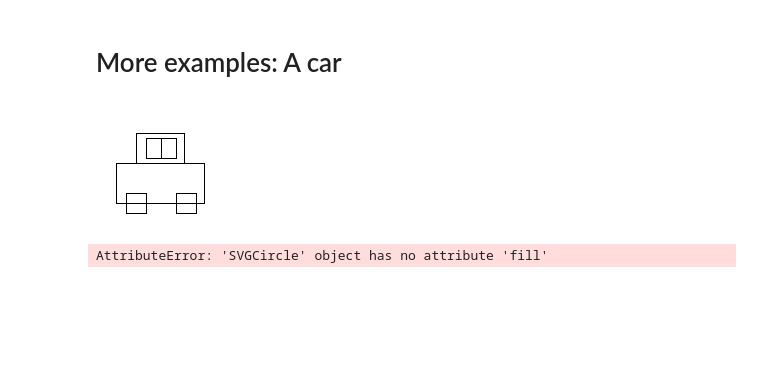
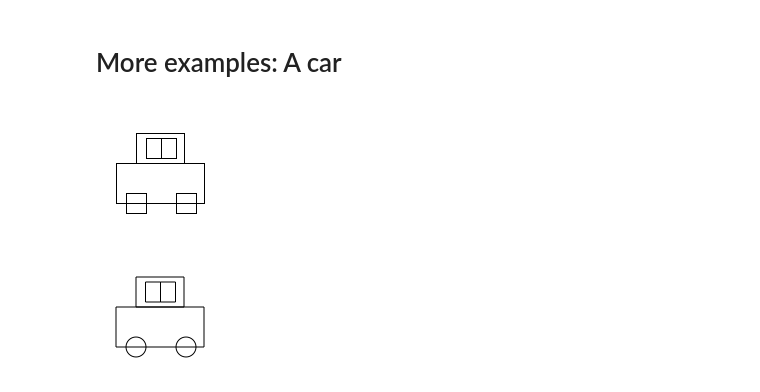
Before and after one commit to potpov/svglib, a Jupyter notebook: examples/scale_and_move.ipynb, the cells around one changed output. Drawn from its saved outputs; the diff is of its cells as text; code cells hidden in the pictures; blank space fills up the shorter version.

Commit message:
finishes scale_move example

```diff
--- a/examples/scale_and_move.ipynb
+++ b/examples/scale_and_move.ipynb
@@ -26,15 +26,15 @@ sample_dir = os.path.join(root_dir, "samples")
 # a dict that tells you where to place a series of SVGs in a canvas
 coords = {
     "house_body": {
-      "file": "rect.svg",
+      "file": "square_lines.svg",
       "bounding_box": [20, 50, 100, 120]
     },
     "window_1": {
-      "file": "rect.svg",
+      "file": "square_lines.svg",
       "bounding_box": [35, 70, 55, 90]
     },
     "window_2": {
-      "file": "rect.svg",
+      "file": "square_lines.svg",
       "bounding_box": [70, 70, 90, 90]
     },
     "roof": {
@@ -195,11 +197,11 @@ show(composite)
 # %%
 coords = {
     "car_body": {
-        "file": "rect.svg",
+        "file": "square_lines.svg",
         "bounding_box": [20, 60, 108, 100]  # Main car body
     },
     "car_top": {
-        "file": "rect.svg",
+        "file": "square_lines.svg",
         "bounding_box": [40, 30, 88, 60]  # Smaller top section (like a windshield/cabin)
     },
     "wheel_1": {
@@ -211,38 +213,19 @@ coords = {
         "bounding_box": [80, 90, 100, 110]  # Right wheel
     },
     "front_window": {
-        "file": "rect.svg",
+        "file": "square_lines.svg",
         "bounding_box": [50, 35, 65, 55]  # Front windshield
     },
     "rear_window": {
-        "file": "rect.svg",
+        "file": "square_lines.svg",
         "bounding_box": [65, 35, 80, 55]  # Rear windshield
     }
 }
 draw_bboxes(coords)
 # %% [output]
 [figure]
-# %%
-composite = SVG([], (128, 128), width=128, height=128)
-
-for shape in coords.values():
-    svg_path = os.path.join(sample_dir, shape["file"])
-    svg = SVG.load_svg(svg_path)
-
-    (x1, y1, x2, y2) = shape["bounding_box"]
-    (_x1, _y1), (_x2, _y2) = svg.bbox()
-
-    # compute width and height for the box rather than the full image
-    _w, _h = _x2 - _x1, _y2 - _y1
-    width_ratio, height_ratio = compute_scale(x1, y1, x2, y2, _w, _h)
-
-    target_center = Point((x1 + x2) // 2, (y1 + y2) // 2)
-
-    svg.scale((width_ratio, height_ratio))
-    svg.translate(-svg.viewbox.center)
-    svg.translate(target_center)
-    composite = composite + svg
-
-show(composite)
-# %% [output]
-AttributeError: 'SVGCircle' object has no attribute 'fill'
+# %%
+result = composite(coords)
+show(result)
+# %% [output]
+[figure, added]
```
Also changed, not shown: parts of 3 cells of this notebook.
